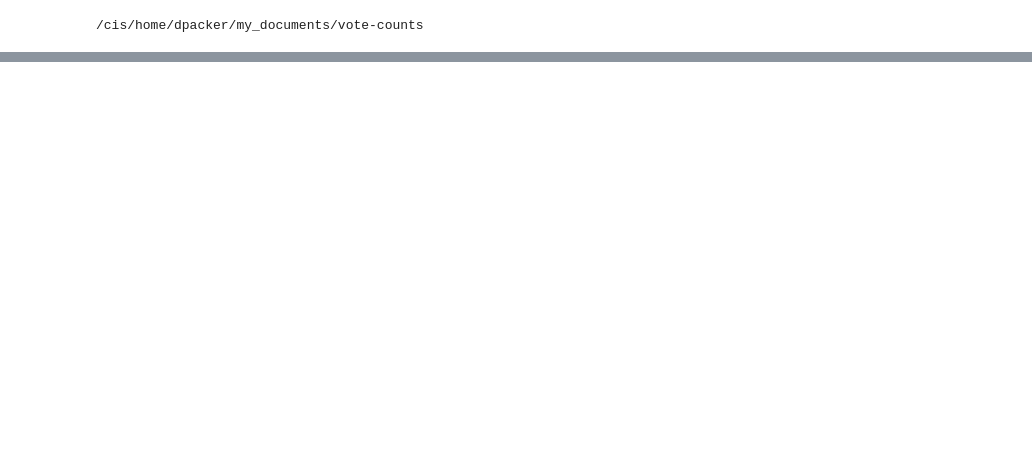
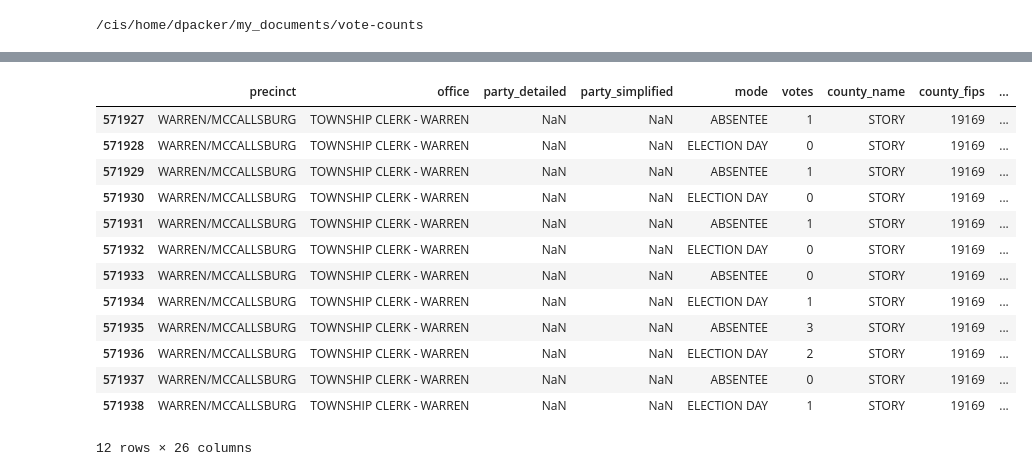
Before and after one commit to Daniel-Packer/vote-counts, a Jupyter notebook: notebooks/local_results_eda.ipynb, the cells around one changed output, grey strips where cells are left out. Cells and saved outputs as stored; diff of their text form; code cells hidden in the pictures; blank space fills up the shorter version.

```diff
--- a/notebooks/local_results_eda.ipynb
+++ b/notebooks/local_results_eda.ipynb
@@ -44,0 +68,34 @@ Name: count, dtype: int64
+# %%
+election_details = "ALAN KNAPHUS", "TOWNSHIP CLERK - WARREN"
+
+query_data = lambda df, candidate, office: df[
+    (df["candidate"] == candidate) & (df["office"] == office)
+]
+get_neighborhood = lambda df, office, precinct: df[
+    (df["office"] == office) & (df["precinct"] == precinct)
+].index
+
+
+def expand_graph(indices):
+    new_indices = pd.Index([])
+    for index in indices:
+        rows = data.loc[index]
+
+        new_indices = new_indices.union(get_neighborhood(data, row))
+    return new_indices
+
+
+rows = query_data(data, *election_details)
+election_indices = [6]
+# %%
+# data.loc[expand_graph([0])[1]]['candidate']
+
+
+new_indices = pd.Index([])
+rows = data.loc[election_indices, ["office", "candidate"]]
+office = rows.iloc[0, 0]
+candidates = rows["candidate"].unique()
+precincts = pd.concat([query_data(data, candidate, office)["precinct"] for candidate in candidates]).unique()
+for precinct in precincts[:-2]:
+  new_indices = new_indices.union(get_neighborhood(data, office, precinct))
+# new_indices
@@ -44,0 +146,17 @@ Name: count, dtype: int64
+# %%
+get_neighborhood(data, rows.iloc[0])
+# %% [output]
+|  | precinct | office | party_detailed | party_simplified | mode | votes | county_name | county_fips | ... |
+| 571927 | WARREN/MCCALLSBURG | TOWNSHIP CLERK - WARREN | NaN | NaN | ABSENTEE | 1 | STORY | 19169 | ... |
+| 571928 | WARREN/MCCALLSBURG | TOWNSHIP CLERK - WARREN | NaN | NaN | ELECTION DAY | 0 | STORY | 19169 | ... |
+| 571929 | WARREN/MCCALLSBURG | TOWNSHIP CLERK - WARREN | NaN | NaN | ABSENTEE | 1 | STORY | 19169 | ... |
+| 571930 | WARREN/MCCALLSBURG | TOWNSHIP CLERK - WARREN | NaN | NaN | ELECTION DAY | 0 | STORY | 19169 | ... |
+| 571931 | WARREN/MCCALLSBURG | TOWNSHIP CLERK - WARREN | NaN | NaN | ABSENTEE | 1 | STORY | 19169 | ... |
+| 571932 | WARREN/MCCALLSBURG | TOWNSHIP CLERK - WARREN | NaN | NaN | ELECTION DAY | 0 | STORY | 19169 | ... |
+| 571933 | WARREN/MCCALLSBURG | TOWNSHIP CLERK - WARREN | NaN | NaN | ABSENTEE | 0 | STORY | 19169 | ... |
+| 571934 | WARREN/MCCALLSBURG | TOWNSHIP CLERK - WARREN | NaN | NaN | ELECTION DAY | 1 | STORY | 19169 | ... |
+| 571935 | WARREN/MCCALLSBURG | TOWNSHIP CLERK - WARREN | NaN | NaN | ABSENTEE | 3 | STORY | 19169 | ... |
+| 571936 | WARREN/MCCALLSBURG | TOWNSHIP CLERK - WARREN | NaN | NaN | ELECTION DAY | 2 | STORY | 19169 | ... |
+| 571937 | WARREN/MCCALLSBURG | TOWNSHIP CLERK - WARREN | NaN | NaN | ABSENTEE | 0 | STORY | 19169 | ... |
+| 571938 | WARREN/MCCALLSBURG | TOWNSHIP CLERK - WARREN | NaN | NaN | ELECTION DAY | 1 | STORY | 19169 | ... |
+12 rows × 26 columns
```
Also changed, not shown: parts of 9 cells of this notebook, 5 other files.
